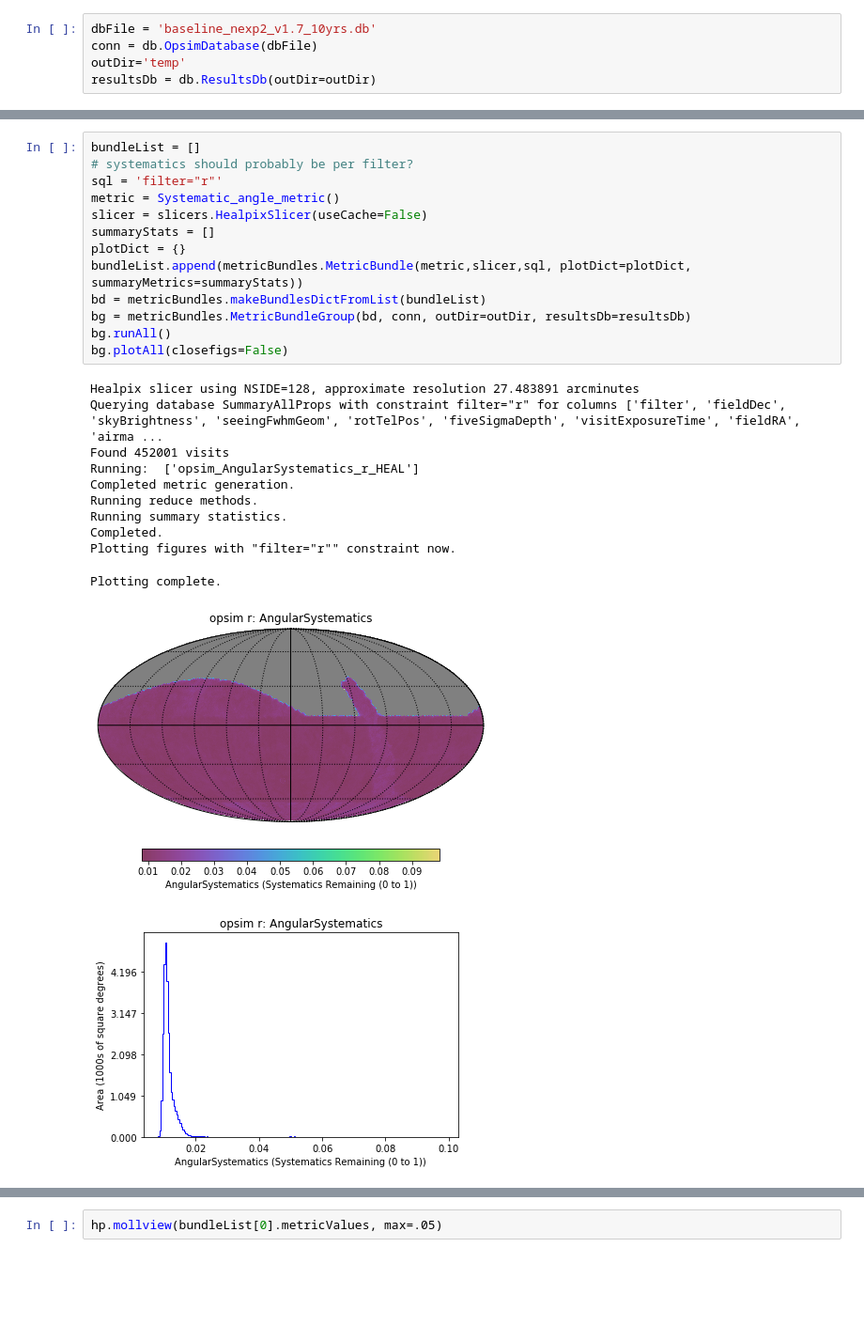
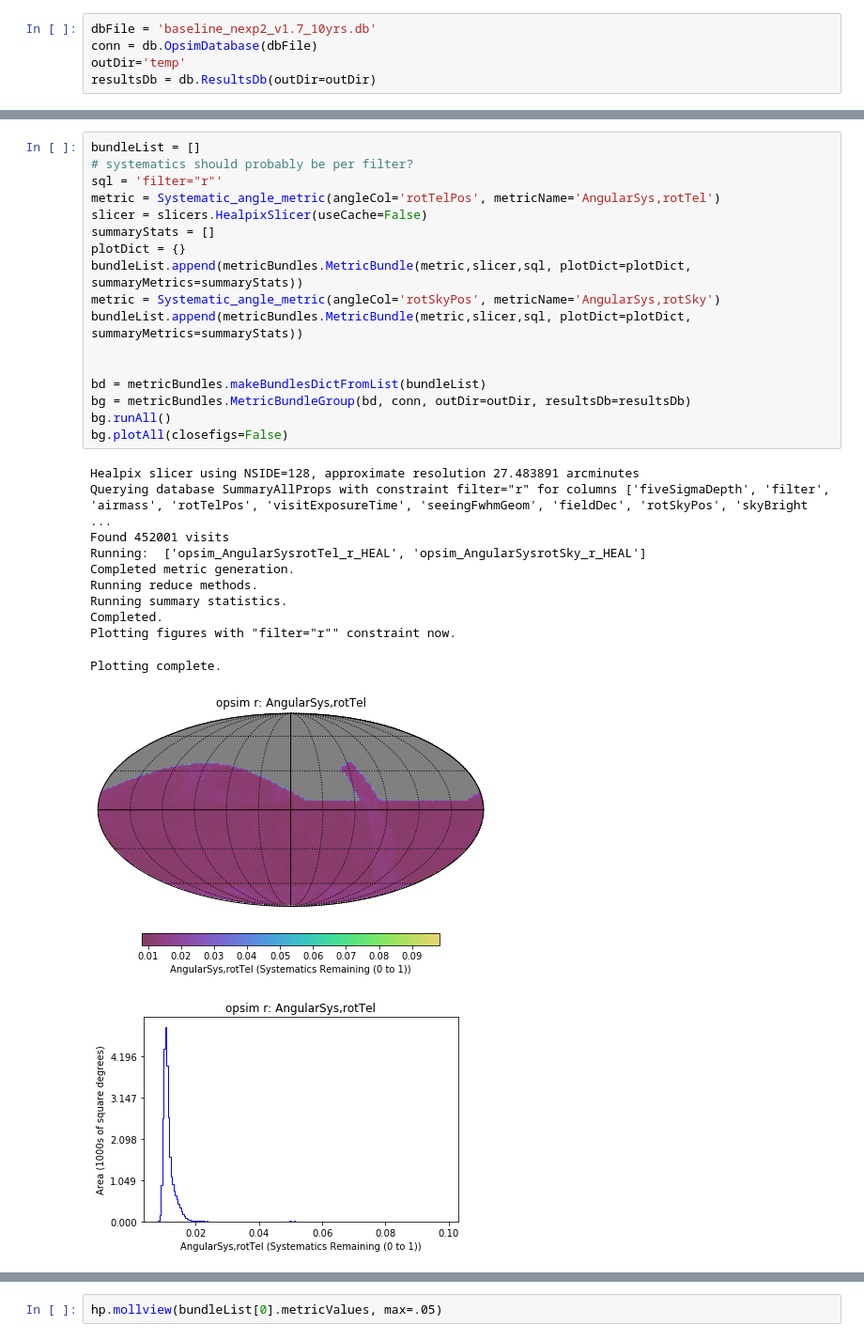
Before and after one commit to yoachim/21_Scratch, a Jupyter notebook: shape_metric/measure_shape_metric.ipynb, the cells around one changed output, grey strips where cells are left out. Shown at 94% size. Cells and saved outputs as stored; diff of their text form; blank space fills up the shorter version.

```diff
--- a/shape_metric/measure_shape_metric.ipynb
+++ b/shape_metric/measure_shape_metric.ipynb
@@ -269,26 +64,30 @@ hp.mollview(bundleList[0].metricValues, max=1e-2)
 # %%
 bundleList = []
 # systematics should probably be per filter?
 sql = 'filter="r"'
-metric = Systematic_angle_metric()
+metric = Systematic_angle_metric(angleCol='rotTelPos', metricName='AngularSys,rotTel')
 slicer = slicers.HealpixSlicer(useCache=False)
 summaryStats = []
 plotDict = {}
 bundleList.append(metricBundles.MetricBundle(metric,slicer,sql, plotDict=plotDict, summaryMetrics=summaryStats))
+metric = Systematic_angle_metric(angleCol='rotSkyPos', metricName='AngularSys,rotSky')
+bundleList.append(metricBundles.MetricBundle(metric,slicer,sql, plotDict=plotDict, summaryMetrics=summaryStats))
+
+
 bd = metricBundles.makeBundlesDictFromList(bundleList)
 bg = metricBundles.MetricBundleGroup(bd, conn, outDir=outDir, resultsDb=resultsDb)
 bg.runAll()
 bg.plotAll(closefigs=False)
 # %% [output]
 Healpix slicer using NSIDE=128, approximate resolution 27.483891 arcminutes
-Querying database SummaryAllProps with constraint filter="r" for columns ['filter', 'fieldDec', 'skyBrightness', 'seeingFwhmGeom', 'rotTelPos', 'fiveSigmaDepth', 'visitExposureTime', 'fieldRA', 'airma ...
+Querying database SummaryAllProps with constraint filter="r" for columns ['fiveSigmaDepth', 'filter', 'airmass', 'rotTelPos', 'visitExposureTime', 'seeingFwhmGeom', 'fieldDec', 'rotSkyPos', 'skyBright ...
 Found 452001 visits
-Running:  ['opsim_AngularSystematics_r_HEAL']
+Running:  ['opsim_AngularSysrotTel_r_HEAL', 'opsim_AngularSysrotSky_r_HEAL']
 Completed metric generation.
 Running reduce methods.
 Running summary statistics.
 Completed.
 Plotting figures with "filter="r"" constraint now.
 Plotting complete.
-[figure, old version]
+[figure, new version]
-[figure, old version]
+[figure, new version]
```
Also changed, not shown: parts of 18 cells of this notebook, 1 other file.
